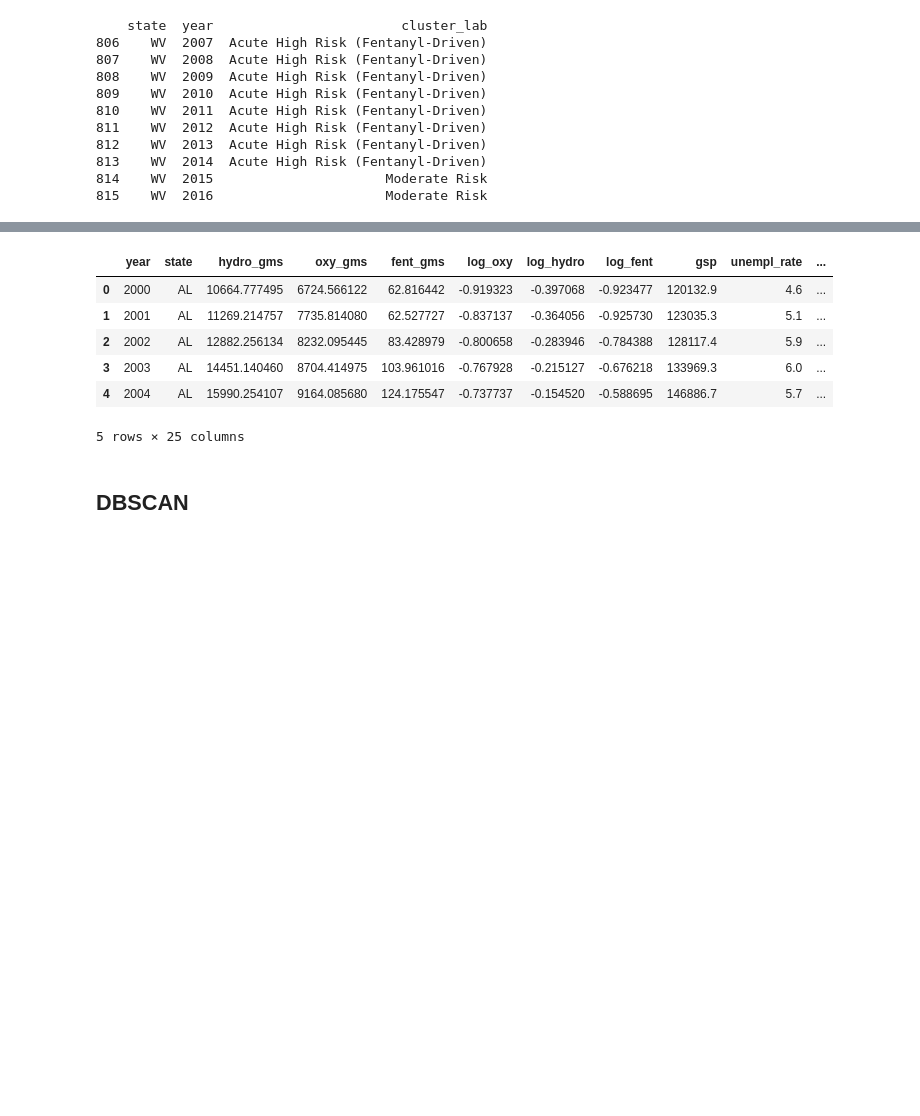
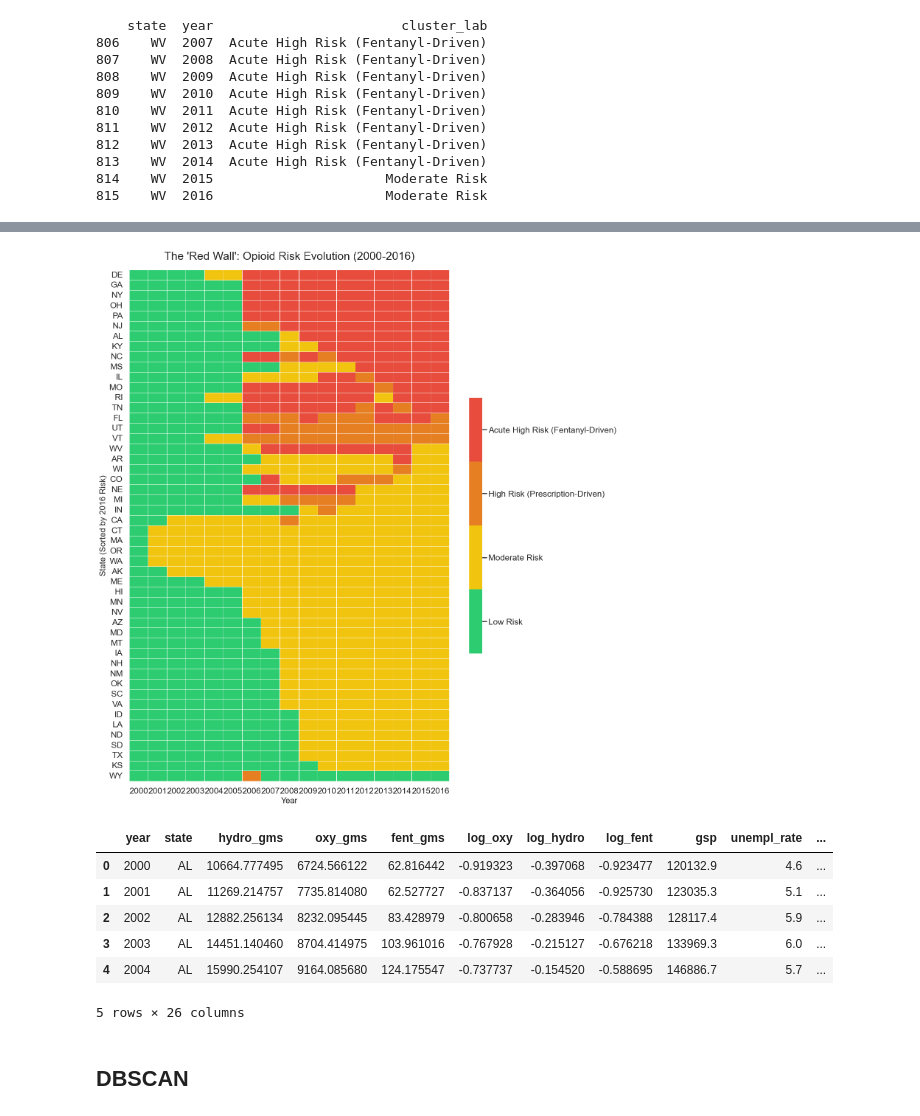
Before and after one commit to amberteetsel/substance-abuse-predictions, a Jupyter notebook: src/models/death_rate_models.ipynb, the cells around one changed output, grey strips where cells are left out. Saved outputs shown, nothing was run; the diff lists cells and outputs as text; code cells hidden in the pictures; blank space fills up the shorter version.

```diff
--- a/src/models/death_rate_models.ipynb
+++ b/src/models/death_rate_models.ipynb
@@ -415,0 +396,51 @@ for start_year, end_year, title in periods:
+# %%
+import seaborn as sns
+import matplotlib.pyplot as plt
+
+# 1. Map labels to numerical values for the heatmap
+label_order = {
+    'Low Risk': 0,
+    'Moderate Risk': 1,
+    'High Risk (Prescription-Driven)': 2,
+    'Acute High Risk (Fentanyl-Driven)': 3
+}
+df['risk_num'] = df['cluster_lab'].map(label_order)
+
+# 2. Pivot the data: States as rows, Years as columns
+pivot_df = df.pivot(index="state", columns="year", values="risk_num")
+
+# 3. SORT BY RISK: Sort by 2016 values first, then 2015, etc.
+# This groups the 'Acute' states at the top and 'Low' at the bottom
+sort_cols = sorted(df['year'].unique(), reverse=True)
+pivot_df_sorted = pivot_df.sort_values(by=sort_cols, ascending=False)
+
+# 4. Set up the plotting aesthetics
+plt.figure(figsize=(14, 18)) # Height set to 18 to ensure 50 state labels are readable
+sns.set_context("talk")
+
+# Use your specific color scheme
+cmap = sns.color_palette([color_discrete_map[l] for l in label_order.keys()])
+
+# Create the Heatmap
+ax = sns.heatmap(
+    pivot_df_sorted,
+    cmap=cmap,
+    linewidths=.5,
+    yticklabels=True, # Forces every state label to appear
+    cbar_kws={'shrink': 0.5}
+)
+
+# 5. Customize the Legend/Colorbar
+colorbar = ax.collections[0].colorbar
+colorbar.set_ticks([0.375, 1.125, 1.875, 2.625]) # Centers labels on the colors
+colorbar.set_ticklabels(list(label_order.keys()))
+
+plt.title("The 'Red Wall': Opioid Risk Evolution (2000-2016)", fontsize=22, pad=20)
+plt.xlabel("Year", fontsize=16)
+plt.ylabel("State (Sorted by 2016 Risk)", fontsize=16)
+
+# 6. Save as high-res PNG
+plt.savefig(os.path.join(BASE_DIR, "resources", "death_rate_plots", "risk_progression_heatmap_sorted.png"), dpi=300, bbox_inches='tight')
+plt.show()
+# %% [output]
+[figure, added]
@@ -422,7 +512,7 @@ df.head()
 | 2 | 2002 | AL | 12882.256134 | 8232.095445 | 83.428979 | -0.800658 | -0.283946 | -0.784388 | 128117.4 | 5.9 | ... |
 | 3 | 2003 | AL | 14451.140460 | 8704.414975 | 103.961016 | -0.767928 | -0.215127 | -0.676218 | 133969.3 | 6.0 | ... |
 | 4 | 2004 | AL | 15990.254107 | 9164.085680 | 124.175547 | -0.737737 | -0.154520 | -0.588695 | 146886.7 | 5.7 | ... |
-5 rows × 25 columns
+5 rows × 26 columns
 # %%
 # Save clustered dataframe
 df.to_csv(os.path.join(BASE_DIR, "data", "death_rate_kmeans.csv"))
```
Also changed, not shown: parts of 15 cells of this notebook, 6 other files.
